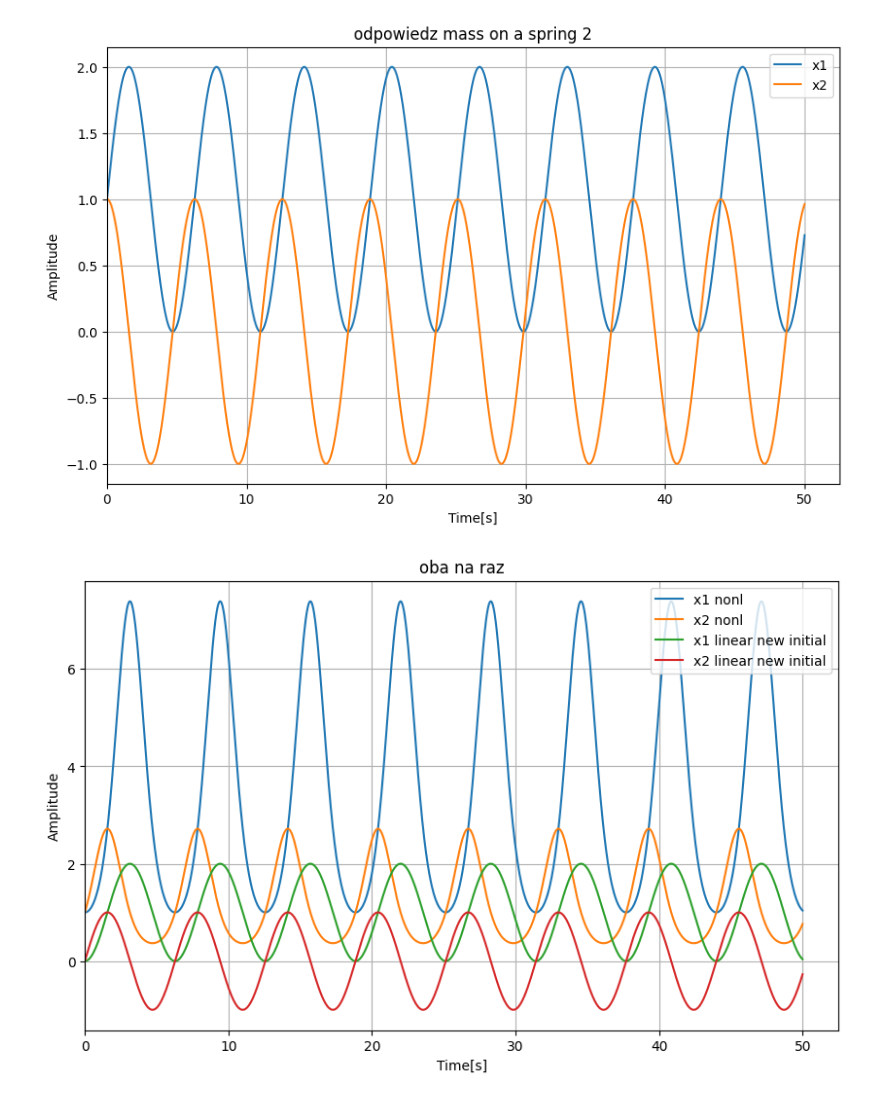
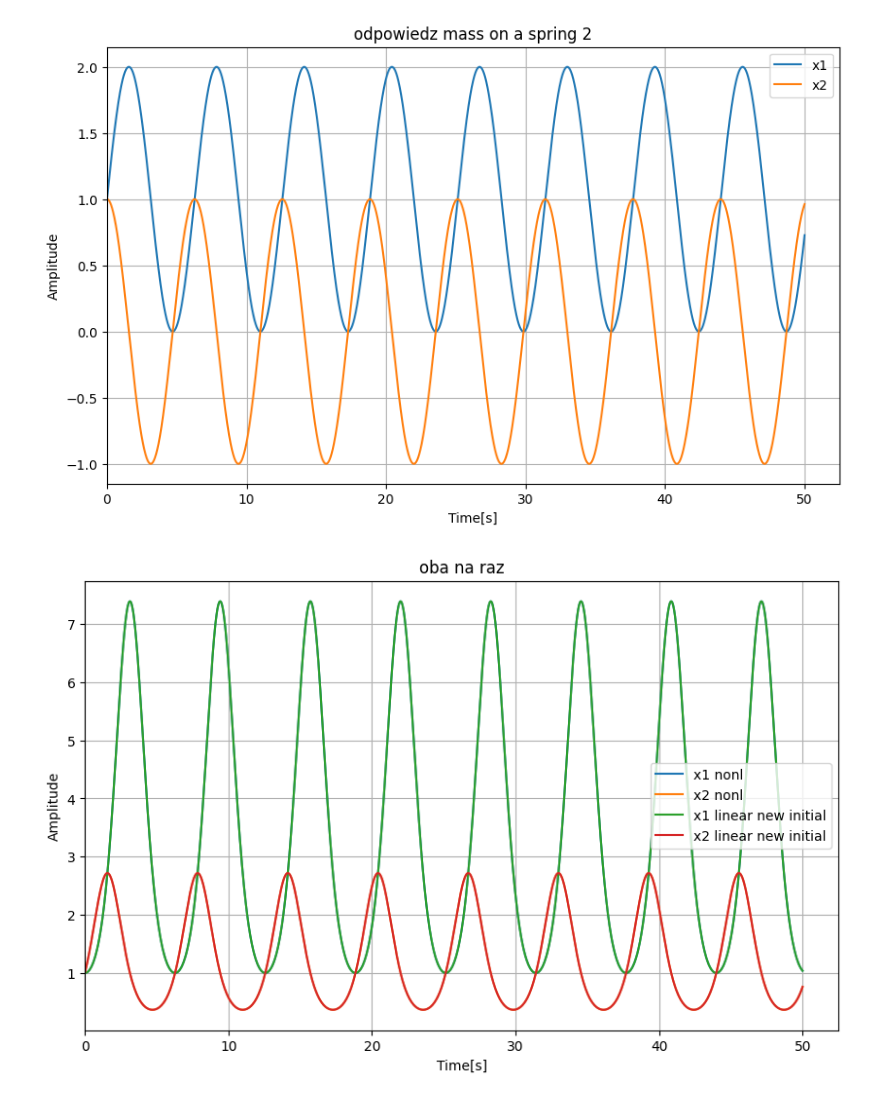
Before and after one commit to Piotr-Bednarek/ZadaniaSem5Laby, a Jupyter notebook: uso/lab10.ipynb, the cells around one changed output. Saved outputs shown, nothing was run; the diff lists cells and outputs as text; code cells hidden in the pictures.

```diff
--- a/uso/lab10.ipynb
+++ b/uso/lab10.ipynb
@@ -57,8 +54,10 @@ plot_sets("odpowiedz mass on a spring 2",[t,res_linear[:,0],'x1'],[t,res_linear[
 # %%
 x0=[np.log(1),np.log(1)]
 
 res_linear_new_initial=odeint(model_mass_new,[np.log(1),np.log(1)],t)
 
-plot_sets("oba na raz",[t,res_nonlinear[:,0],'x1 nonl'],[t,res_nonlinear[:,1],"x2 nonl"],[t,res_linear_new_initial[:,0],"x1 linear new initial"],[t,res_linear_new_initial[:,1],"x2 linear new initial"])
+nowa_odpowiedz=np.exp(res_linear_new_initial)
+
+plot_sets("oba na raz",[t,res_nonlinear[:,0],'x1 nonl'],[t,res_nonlinear[:,1],"x2 nonl"],[t,nowa_odpowiedz[:,0],"x1 linear new initial"],[t,nowa_odpowiedz[:,1],"x2 linear new initial"])
 # %% [output]
-[figure, old version]
+[figure, new version]
```
Also changed, not shown: parts of 2 cells of this notebook, 3 other files.
